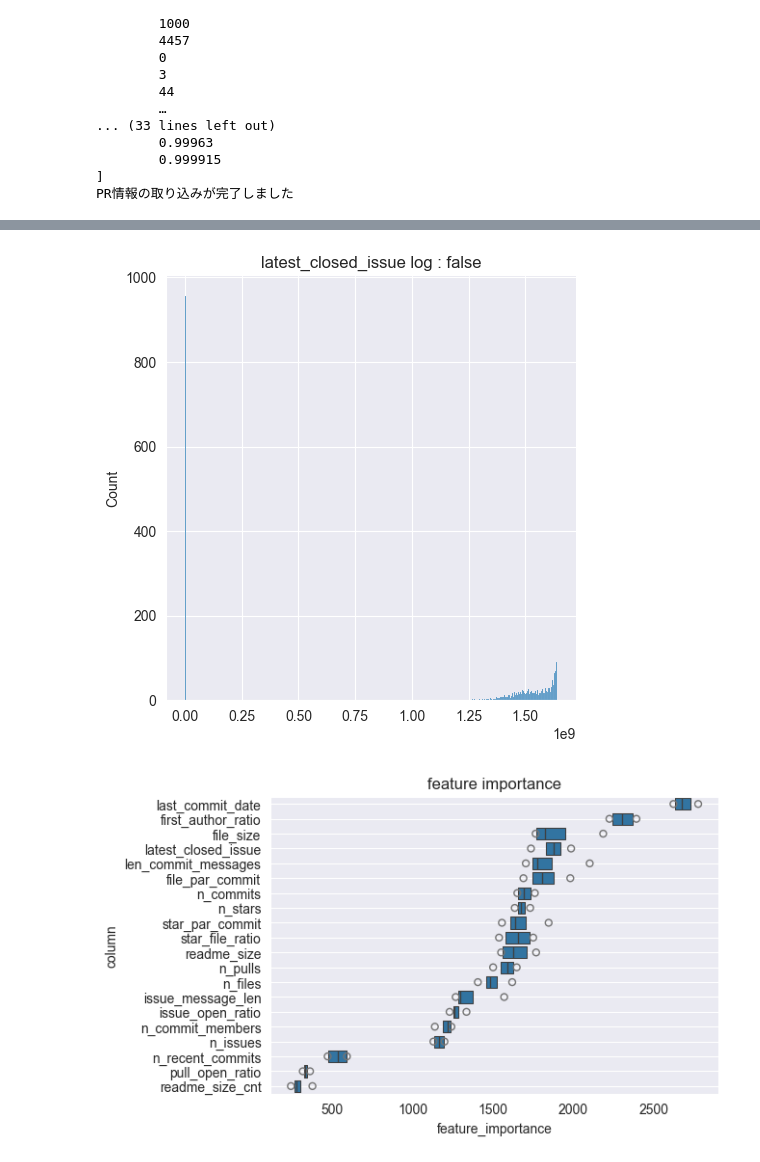
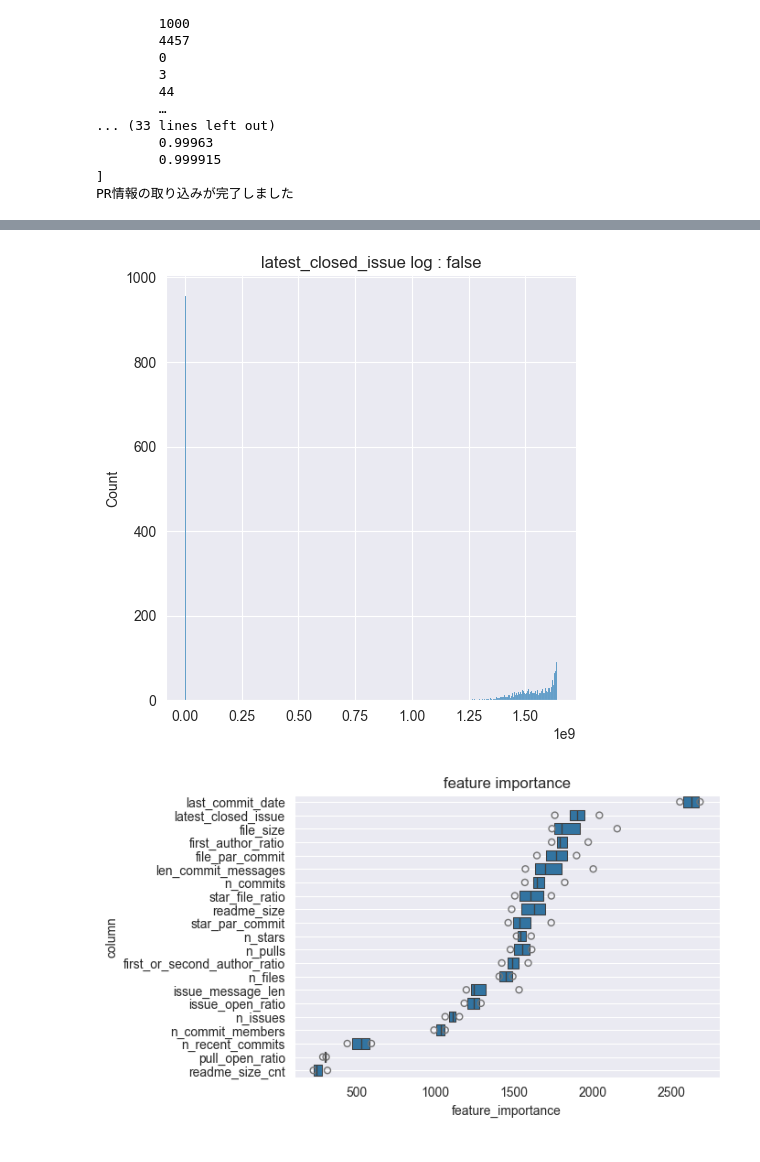
Before and after one commit to ZOI-dayo/traP-Nikkei-2025, a Jupyter notebook: main.ipynb, the cells around one changed output, grey strips where cells are left out. Saved outputs shown, nothing was run; the diff lists cells and outputs as text; code cells hidden in the pictures.

```diff
--- a/main.ipynb
+++ b/main.ipynb
@@ -166,8 +166,16 @@ repo_commit_members_df = pl.DataFrame(
             max(e) / sum(e) if len(e) != 0 else 0 for e in
             [sorted(list(e.values())) for e in repo_commit_members.values()]
         ],
+        "first_or_second_author_ratio": [
+            (
+                e[0] + e[1] if len(e) >= 2
+                else e[0] if len(e) == 1
+                else 0
+            ) / sum(e) for e in
+            [list(reversed(sorted(list(e.values())))) for e in repo_commit_members.values()]
+        ],
     }
-)
+).fill_nan(-1)
 repo_commit_message_sum_df = pl.DataFrame(
     {"repo_url": repo_commit_message_sum.keys(), "len_commit_messages": repo_commit_message_sum.values()}
 )
@@ -437,7 +445,7 @@ kf = KFold(n_splits=4, shuffle=True, random_state=34)
 use_cols = ["n_stars", "n_files", "star_file_ratio", "n_commits", "file_par_commit", "last_commit_date",
             "n_commit_members", "n_issues", "n_pulls", "readme_size", "readme_size_cnt", "latest_closed_issue",
             "file_size", "issue_open_ratio", "pull_open_ratio", "len_commit_messages", "star_par_commit",
-            "n_recent_commits", "issue_message_len", "first_author_ratio"]
+            "n_recent_commits", "issue_message_len", "first_author_ratio", "first_or_second_author_ratio"]
 target_col = "active"
 
 for train_index, valid_index in kf.split(train_merged):
@@ -645,5 +653,5 @@ score:  0.9341900185510605
 [figure]
 [figure]
 [figure]
-[figure, old version]
+[figure, new version]
 [figure]
```
Also changed, not shown: parts of 2 cells of this notebook, 1 other file.
